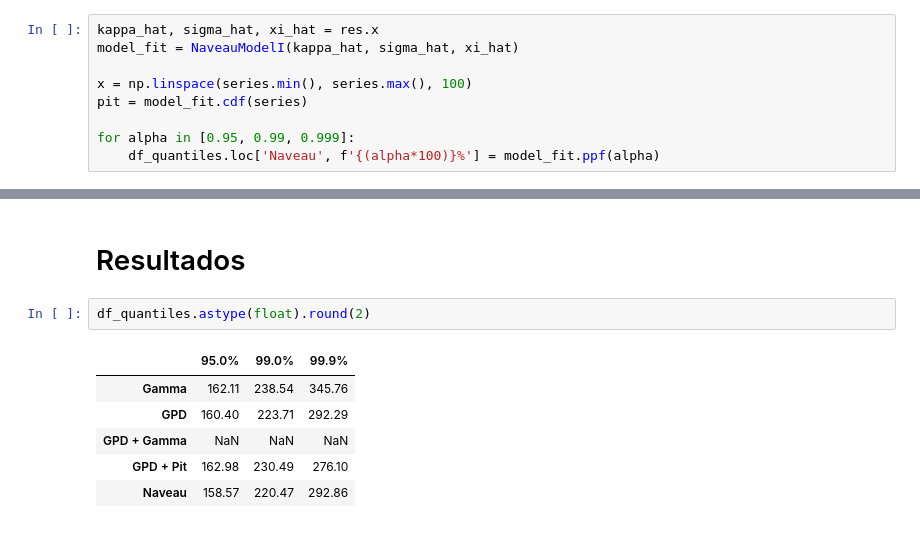
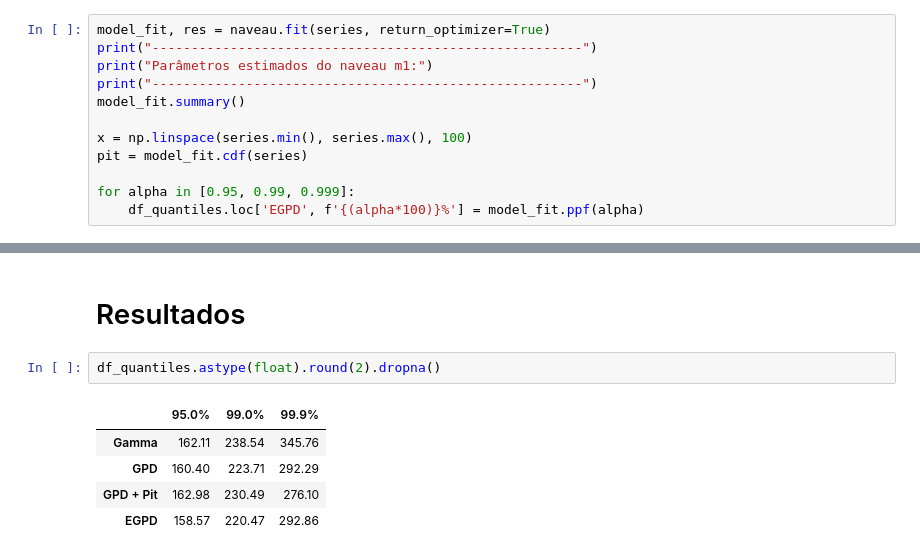
Before and after one commit to asdmalizia/masters, a Jupyter notebook: Estudo orientado/2. TVE para precipitação.ipynb, the cells around one changed output, grey strips where cells are left out. Cells and saved outputs as stored; diff of their text form.

```diff
--- a/Estudo orientado/2. TVE para precipitação.ipynb
+++ b/Estudo orientado/2. TVE para precipitação.ipynb
@@ -588,9 +539,12 @@ Estimated params: kappa=1.25, sigma=57.86, xi=-0.10
 # %%
-kappa_hat, sigma_hat, xi_hat = res.x
-model_fit = NaveauModelI(kappa_hat, sigma_hat, xi_hat)
+model_fit, res = naveau.fit(series, return_optimizer=True)
+print("-------------------------------------------------------")
+print("Parâmetros estimados do naveau m1:")
+print("-------------------------------------------------------")
+model_fit.summary()
 
 x = np.linspace(series.min(), series.max(), 100)
 pit = model_fit.cdf(series)
 
 for alpha in [0.95, 0.99, 0.999]:
-    df_quantiles.loc['Naveau', f'{(alpha*100)}%'] = model_fit.ppf(alpha)
+    df_quantiles.loc['EGPD', f'{(alpha*100)}%'] = model_fit.ppf(alpha)
@@ -653,14 +616,13 @@ plt.show()
 # %% [markdown]
 # Resultados
 # %%
-df_quantiles.astype(float).round(2)
+df_quantiles.astype(float).round(2).dropna()
 # %% [output]
 |  | 95.0% | 99.0% | 99.9% |
 | Gamma | 162.11 | 238.54 | 345.76 |
 | GPD | 160.40 | 223.71 | 292.29 |
-| GPD + Gamma | NaN | NaN | NaN |
 | GPD + Pit | 162.98 | 230.49 | 276.10 |
-| Naveau | 158.57 | 220.47 | 292.86 |
+| EGPD | 158.57 | 220.47 | 292.86 |
 # %%
 ax = df_quantiles.dropna().plot(kind="bar", figsize=(6,3))
 
```
Also changed, not shown: parts of 12 cells of this notebook, 1 other file.
